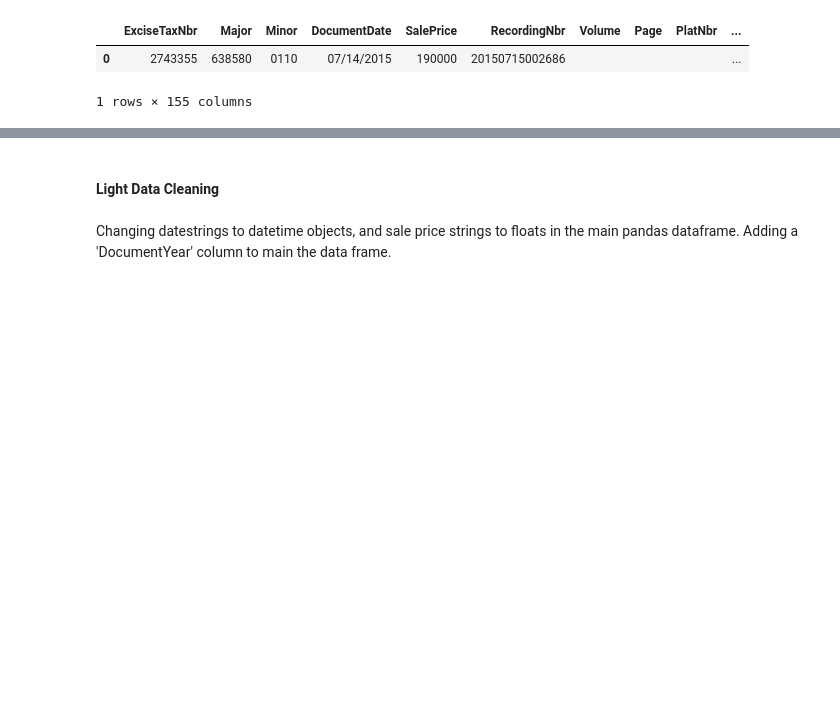
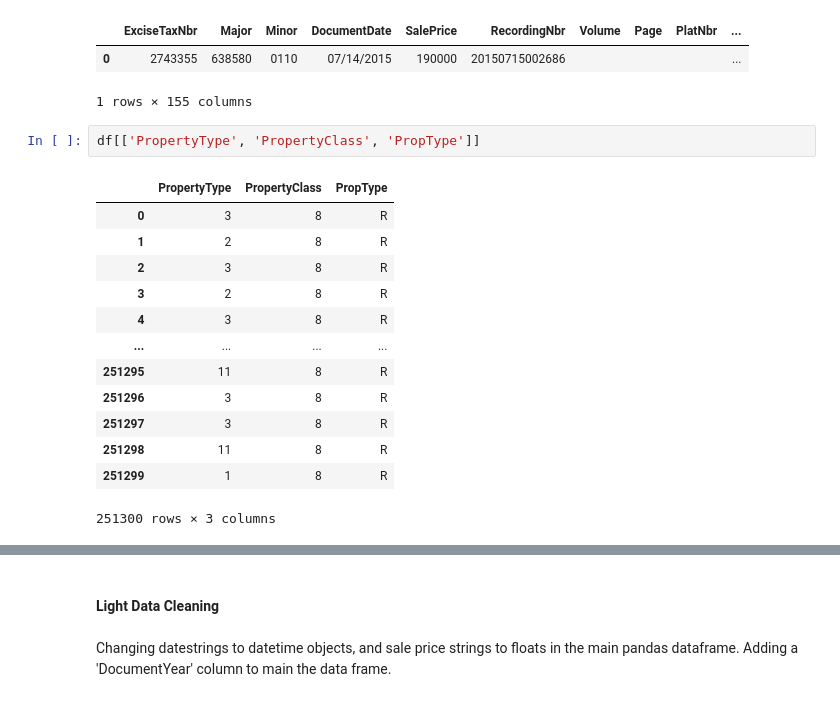
Before and after one commit to jeffreyhwatson/King_Co_Price_Analysis, a Jupyter notebook: notebooks/exploratory/eda_sql.ipynb, the cells around one changed output, grey strips where cells are left out. Saved outputs shown, nothing was run; the diff lists cells and outputs as text; blank space fills up the shorter version.

```diff
--- a/notebooks/exploratory/eda_sql.ipynb
+++ b/notebooks/exploratory/eda_sql.ipynb
@@ -187,3 +187,19 @@ df.head(1)
 |  | ExciseTaxNbr | Major | Minor | DocumentDate | SalePrice | RecordingNbr | Volume | Page | PlatNbr | ... |
 | 0 | 2743355 | 638580 | 0110 | 07/14/2015 | 190000 | 20150715002686 |  |  |  | ... |
 1 rows × 155 columns
+# %%
+df[['PropertyType', 'PropertyClass', 'PropType']]
+# %% [output]
+|  | PropertyType | PropertyClass | PropType |
+| 0 | 3 | 8 | R |
+| 1 | 2 | 8 | R |
+| 2 | 3 | 8 | R |
+| 3 | 2 | 8 | R |
+| 4 | 3 | 8 | R |
+| ... | ... | ... | ... |
+| 251295 | 11 | 8 | R |
+| 251296 | 3 | 8 | R |
+| 251297 | 3 | 8 | R |
+| 251298 | 11 | 8 | R |
+| 251299 | 1 | 8 | R |
+251300 rows × 3 columns
```
Also changed, not shown: parts of 7 cells of this notebook, 3 other files.
